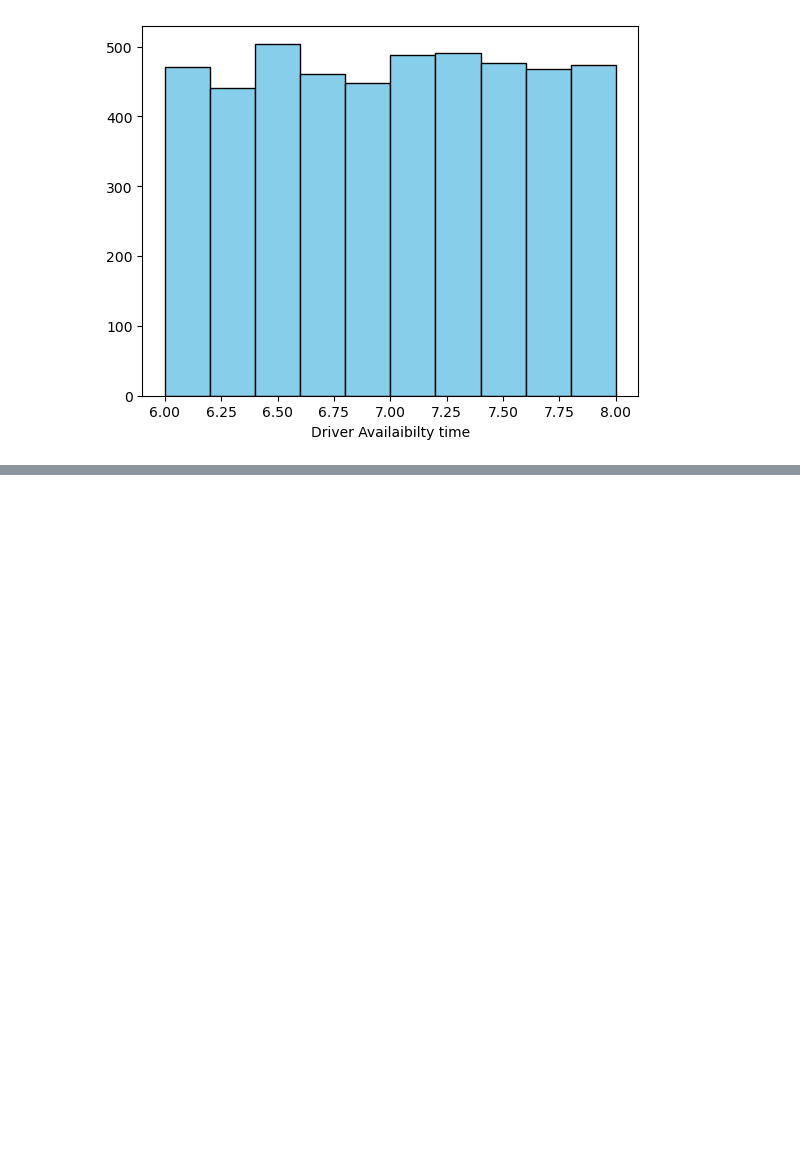
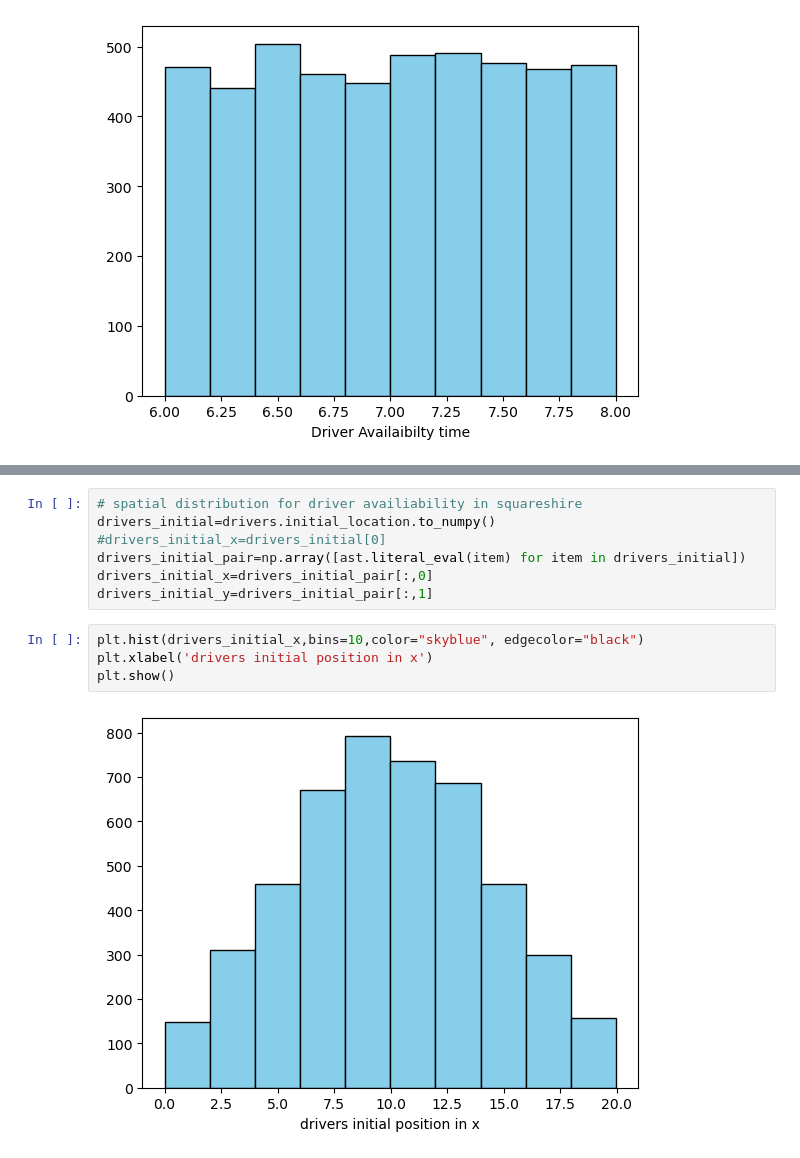
Before and after one commit to fakhruddin-12/Simulation, a Jupyter notebook: data simulate.ipynb, the cells around one changed output, grey strips where cells are left out. Cells and saved outputs as stored; diff of their text form; blank space fills up the shorter version.

```diff
--- a/data simulate.ipynb
+++ b/data simulate.ipynb
@@ -120,0 +146,13 @@ plt.show()
+# %%
+# spatial distribution for driver availiability in squareshire
+drivers_initial=drivers.initial_location.to_numpy()
+#drivers_initial_x=drivers_initial[0]
+drivers_initial_pair=np.array([ast.literal_eval(item) for item in drivers_initial])
+drivers_initial_x=drivers_initial_pair[:,0]
+drivers_initial_y=drivers_initial_pair[:,1]
+# %%
+plt.hist(drivers_initial_x,bins=10,color="skyblue", edgecolor="black")
+plt.xlabel('drivers initial position in x')
+plt.show()
+# %% [output]
+[figure, added]
```
Also changed, not shown: parts of 12 cells of this notebook.
